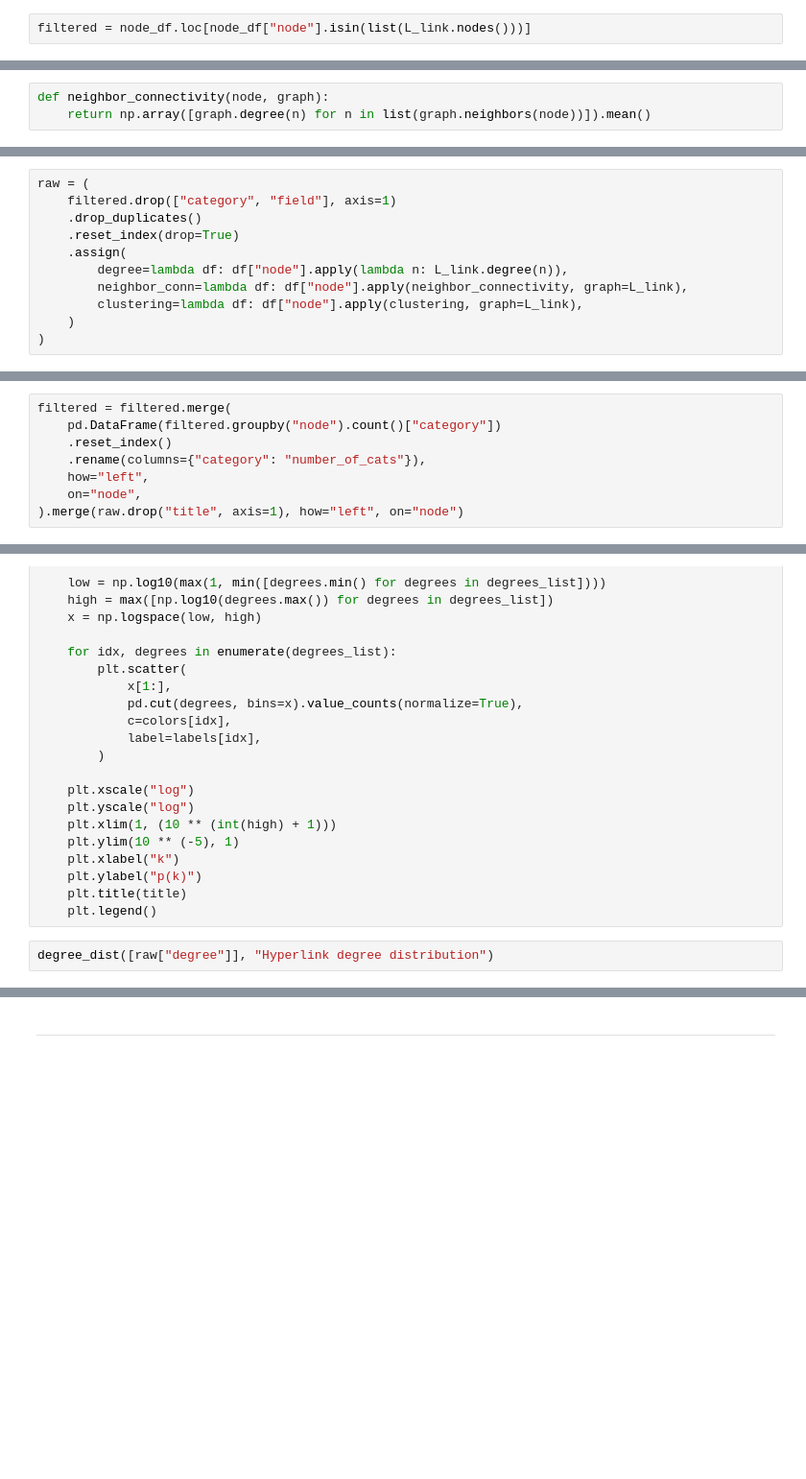
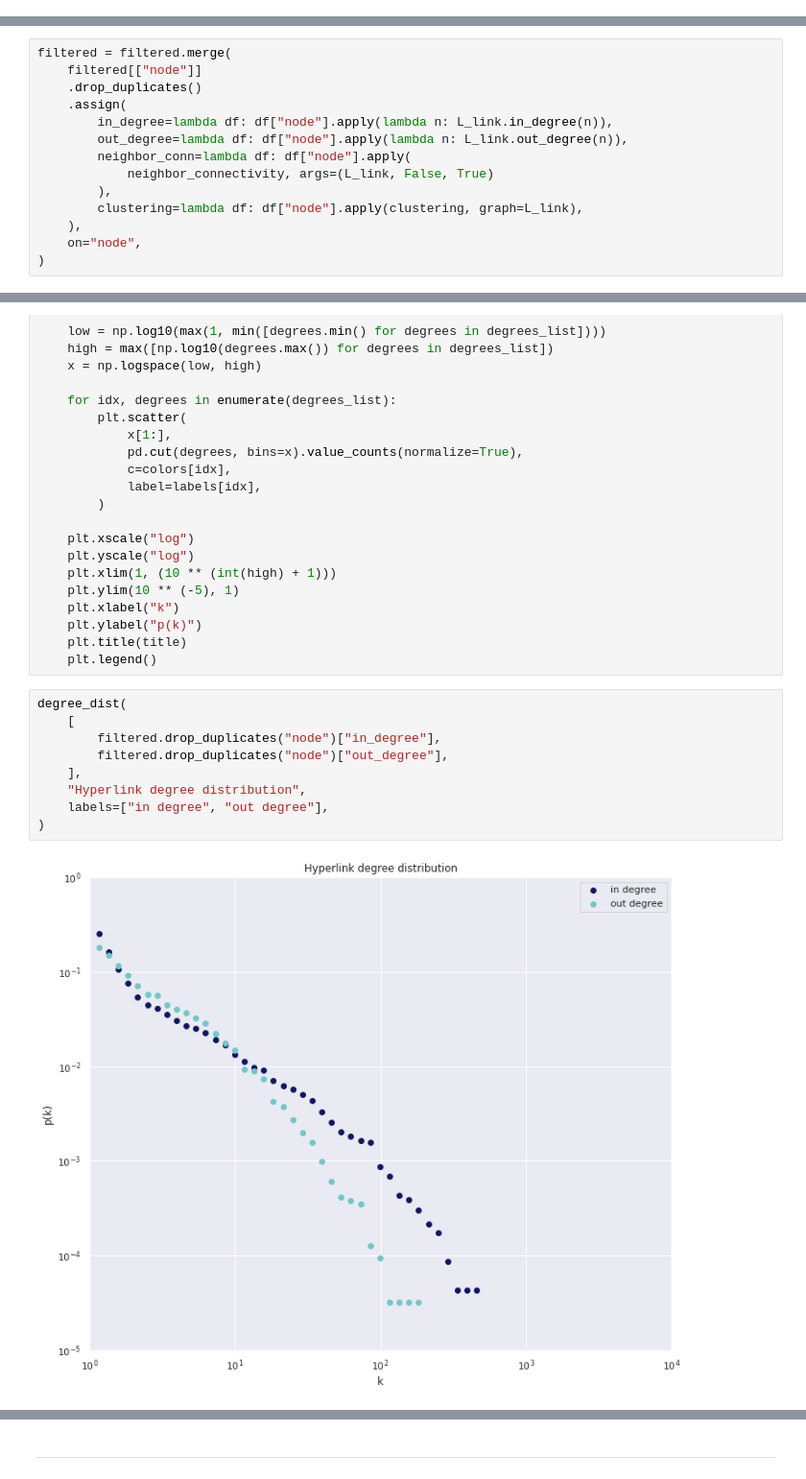
Before and after one commit to dormanh/wikipedia_hyperlinks, a Jupyter notebook: wiki.ipynb, the cells around one changed output, grey strips where cells are left out. Shown at 96% size. Drawn from its saved outputs; the diff is of its cells as text; blank space fills up the shorter version.

```diff
--- a/wiki.ipynb
+++ b/wiki.ipynb
@@ -385,2 +333,0 @@ pd.DataFrame(list(L_link.edges())).to_csv("data/all_branches_largest_edges.csv")
-# %%
-filtered = node_df.loc[node_df["node"].isin(list(L_link.nodes()))]
@@ -429,6 +429,3 @@ pd.DataFrame(cat_edges).rename(columns={0: "edge_1", 1: "edge_2", 2: "weight"}).
 [**back**](#contents)
 # %% [markdown]
 ##### add degrees, neighbor connectivity, clustering
-# %%
-def neighbor_connectivity(node, graph):
-    return np.array([graph.degree(n) for n in list(graph.neighbors(node))]).mean()
@@ -437,14 +454,17 @@ def clustering(node, graph):
 
     return nx.clustering(graph, node)
 # %%
-raw = (
-    filtered.drop(["category", "field"], axis=1)
+filtered = filtered.merge(
+    filtered[["node"]]
     .drop_duplicates()
-    .reset_index(drop=True)
     .assign(
-        degree=lambda df: df["node"].apply(lambda n: L_link.degree(n)),
-        neighbor_conn=lambda df: df["node"].apply(neighbor_connectivity, graph=L_link),
+        in_degree=lambda df: df["node"].apply(lambda n: L_link.in_degree(n)),
+        out_degree=lambda df: df["node"].apply(lambda n: L_link.out_degree(n)),
+        neighbor_conn=lambda df: df["node"].apply(
+            neighbor_connectivity, args=(L_link, False, True)
+        ),
         clustering=lambda df: df["node"].apply(clustering, graph=L_link),
-    )
+    ),
+    on="node",
 )
 # %%
@@ -486,8 +477,0 @@ raw["within_field_ratio"] = raw["within_field_degree"] / raw["degree"]
-# %%
-filtered = filtered.merge(
-    pd.DataFrame(filtered.groupby("node").count()["category"])
-    .reset_index()
-    .rename(columns={"category": "number_of_cats"}),
-    how="left",
-    on="node",
-).merge(raw.drop("title", axis=1), how="left", on="node")
@@ -526,6 +508,15 @@ def degree_dist(degrees_list, title="Degree distribution", labels=["Degree"]):
     plt.ylabel("p(k)")
     plt.title(title)
     plt.legend()
-# %%
-degree_dist([raw["degree"]], "Hyperlink degree distribution")
+# %%
+degree_dist(
+    [
+        filtered.drop_duplicates("node")["in_degree"],
+        filtered.drop_duplicates("node")["out_degree"],
+    ],
+    "Hyperlink degree distribution",
+    labels=["in degree", "out degree"],
+)
+# %% [output]
+[figure, added]
 # %%
```
Also changed, not shown: parts of 149 cells of this notebook, 1 other file.
